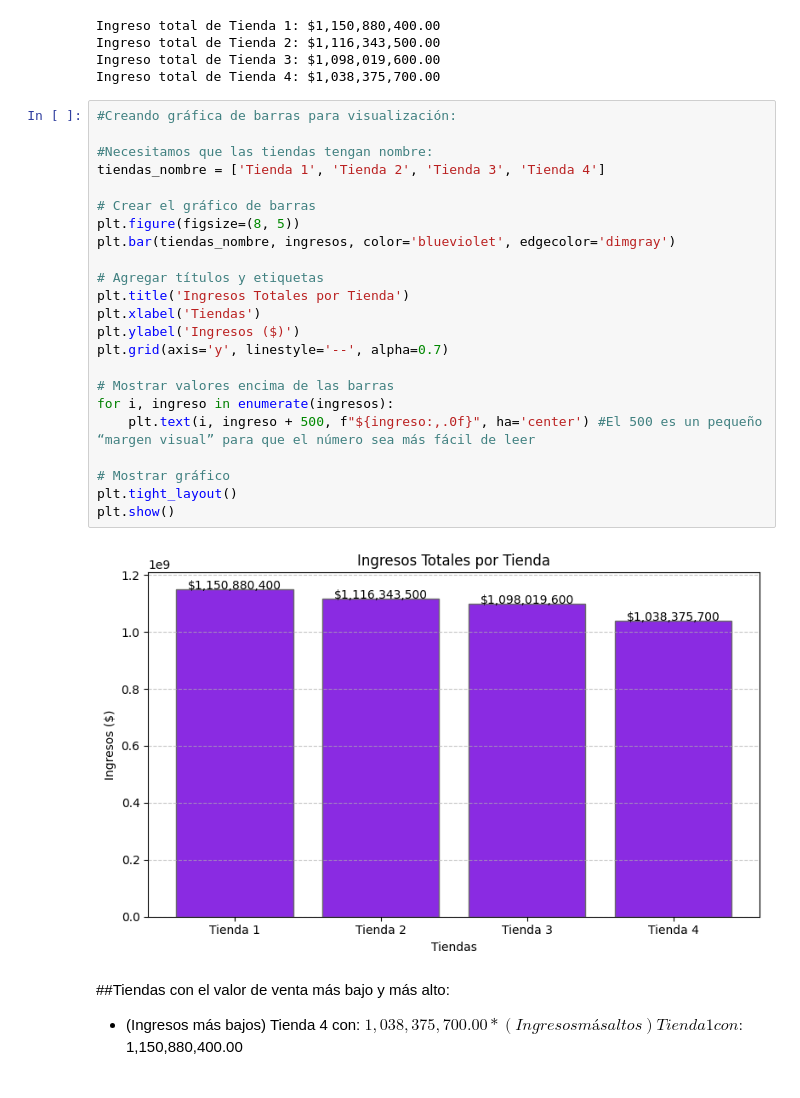
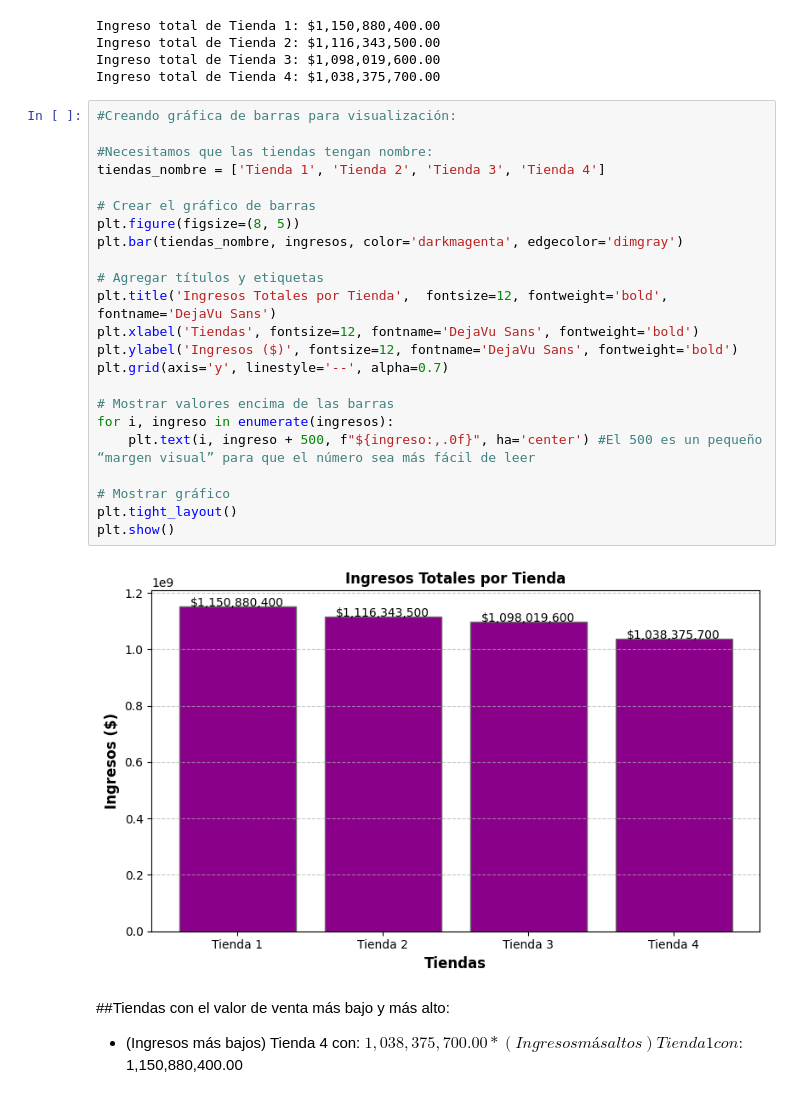
Before and after one commit to MichMDLT/Alura-store-data-science, a Jupyter notebook: AluraStoreLatam.ipynb, the cells around one changed output. Saved outputs shown, nothing was run; the diff lists cells and outputs as text.

```diff
--- a/AluraStoreLatam.ipynb
+++ b/AluraStoreLatam.ipynb
@@ -169,28 +169,28 @@ Ingreso total de Tienda 4: $1,038,375,700.00
 # %%
 #Creando gráfica de barras para visualización:
 
 #Necesitamos que las tiendas tengan nombre:
 tiendas_nombre = ['Tienda 1', 'Tienda 2', 'Tienda 3', 'Tienda 4']
 
 # Crear el gráfico de barras
 plt.figure(figsize=(8, 5))
-plt.bar(tiendas_nombre, ingresos, color='blueviolet', edgecolor='dimgray')
+plt.bar(tiendas_nombre, ingresos, color='darkmagenta', edgecolor='dimgray')
 
 # Agregar títulos y etiquetas
-plt.title('Ingresos Totales por Tienda')
-plt.xlabel('Tiendas')
-plt.ylabel('Ingresos ($)')
+plt.title('Ingresos Totales por Tienda',  fontsize=12, fontweight='bold', fontname='DejaVu Sans')
+plt.xlabel('Tiendas', fontsize=12, fontname='DejaVu Sans', fontweight='bold')
+plt.ylabel('Ingresos ($)', fontsize=12, fontname='DejaVu Sans', fontweight='bold')
 plt.grid(axis='y', linestyle='--', alpha=0.7)
 
 # Mostrar valores encima de las barras
 for i, ingreso in enumerate(ingresos):
     plt.text(i, ingreso + 500, f"${ingreso:,.0f}", ha='center') #El 500 es un pequeño “margen visual” para que el número sea más fácil de leer
 
 # Mostrar gráfico
 plt.tight_layout()
 plt.show()
 # %% [output]
-[figure, old version]
+[figure, new version]
 # %% [markdown]
 ##Tiendas con el valor de venta más bajo y más alto:
 
```
Also changed, not shown: parts of 3 cells of this notebook.
